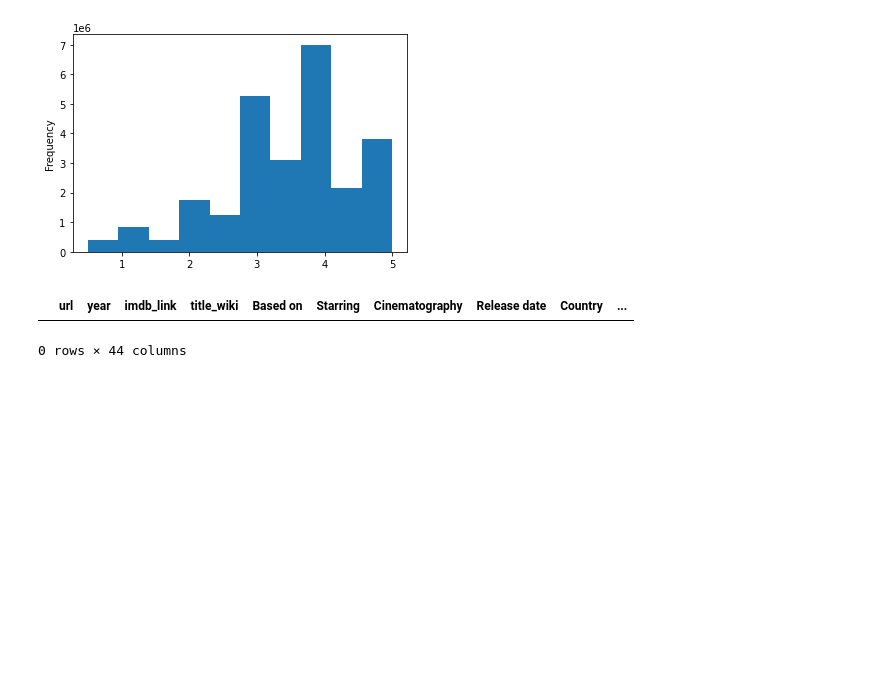
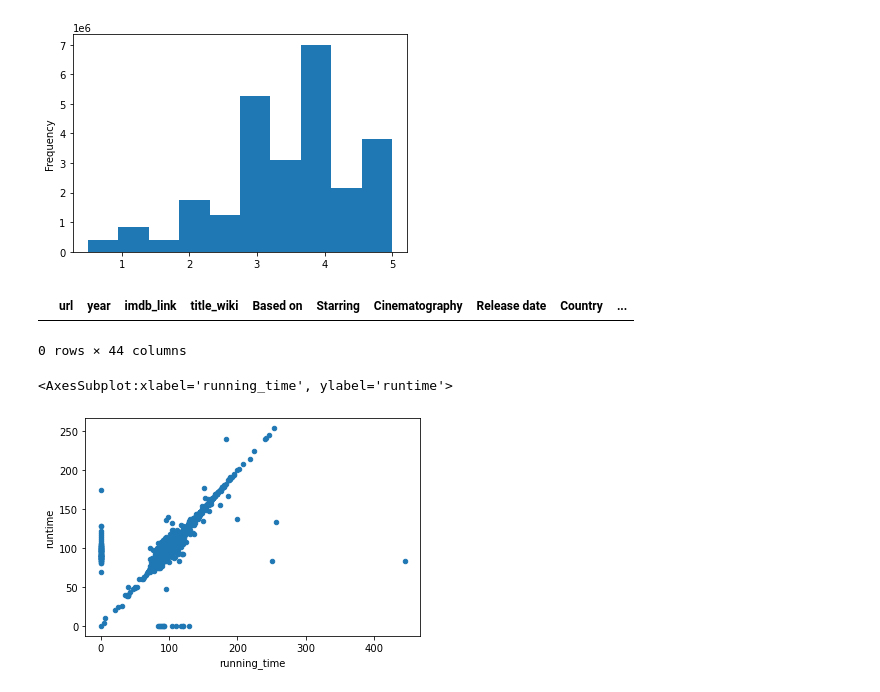
Before and after one commit to pmoores/Movies-ETL, a Jupyter notebook: ETL_practice.ipynb, the cells around one changed output. Saved outputs shown, nothing was run; the diff lists cells and outputs as text; code cells hidden in the pictures; blank space fills up the shorter version.

```diff
--- a/ETL_practice.ipynb
+++ b/ETL_practice.ipynb
@@ -846,3 +858,10 @@ movies_df[(movies_df['title_kaggle'] == '') | (movies_df['title_kaggle'].isnull(
 # %% [output]
 |  | url | year | imdb_link | title_wiki | Based on | Starring | Cinematography | Release date | Country | ... |
 0 rows × 44 columns
+# %%
+# Create a scatter plot to get a sense of how similar the columns are
+## Code fills in missing values with zero and create the scatter plot
+movies_df.fillna(0).plot(x='running_time', y='runtime', kind='scatter')
+# %% [output]
+<AxesSubplot:xlabel='running_time', ylabel='runtime'>
+[figure, added]
```
Also changed, not shown: parts of 25 cells of this notebook.
